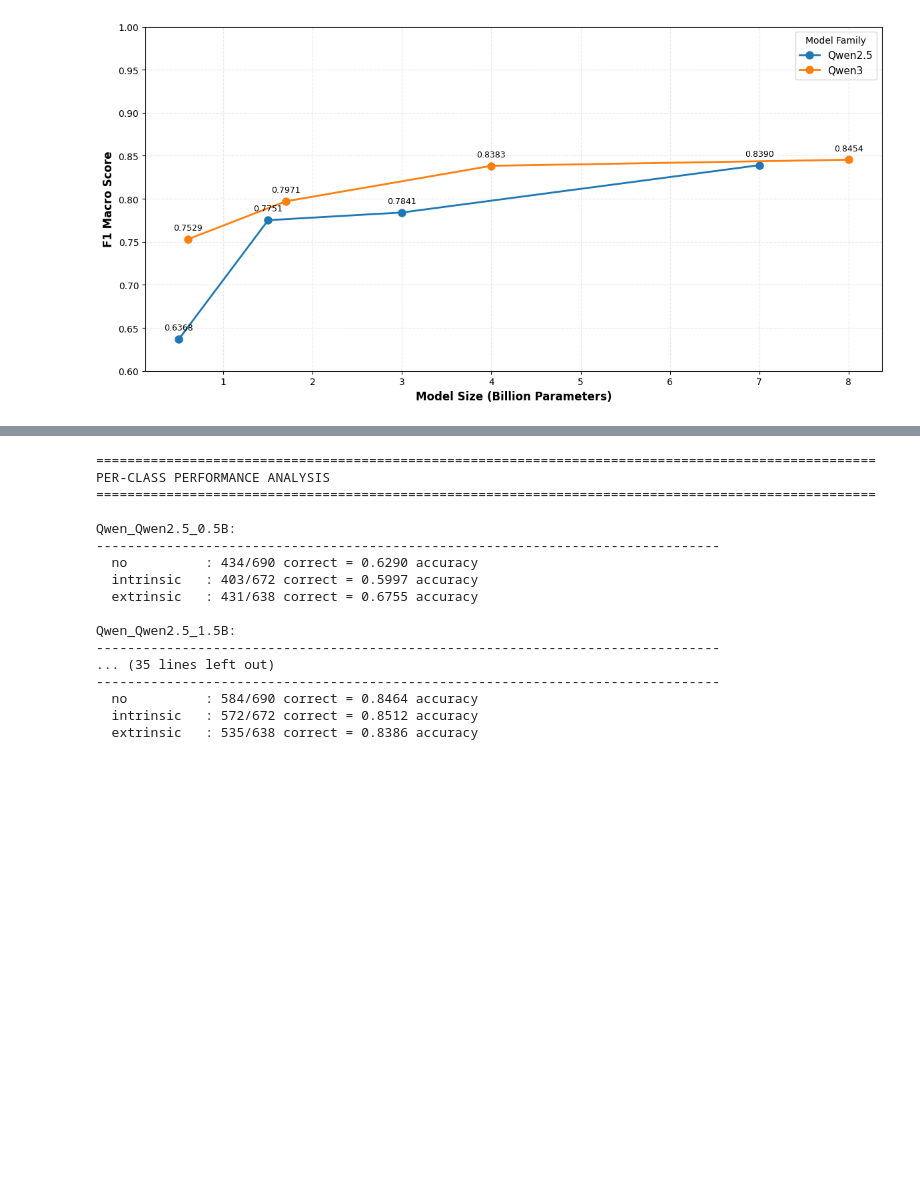
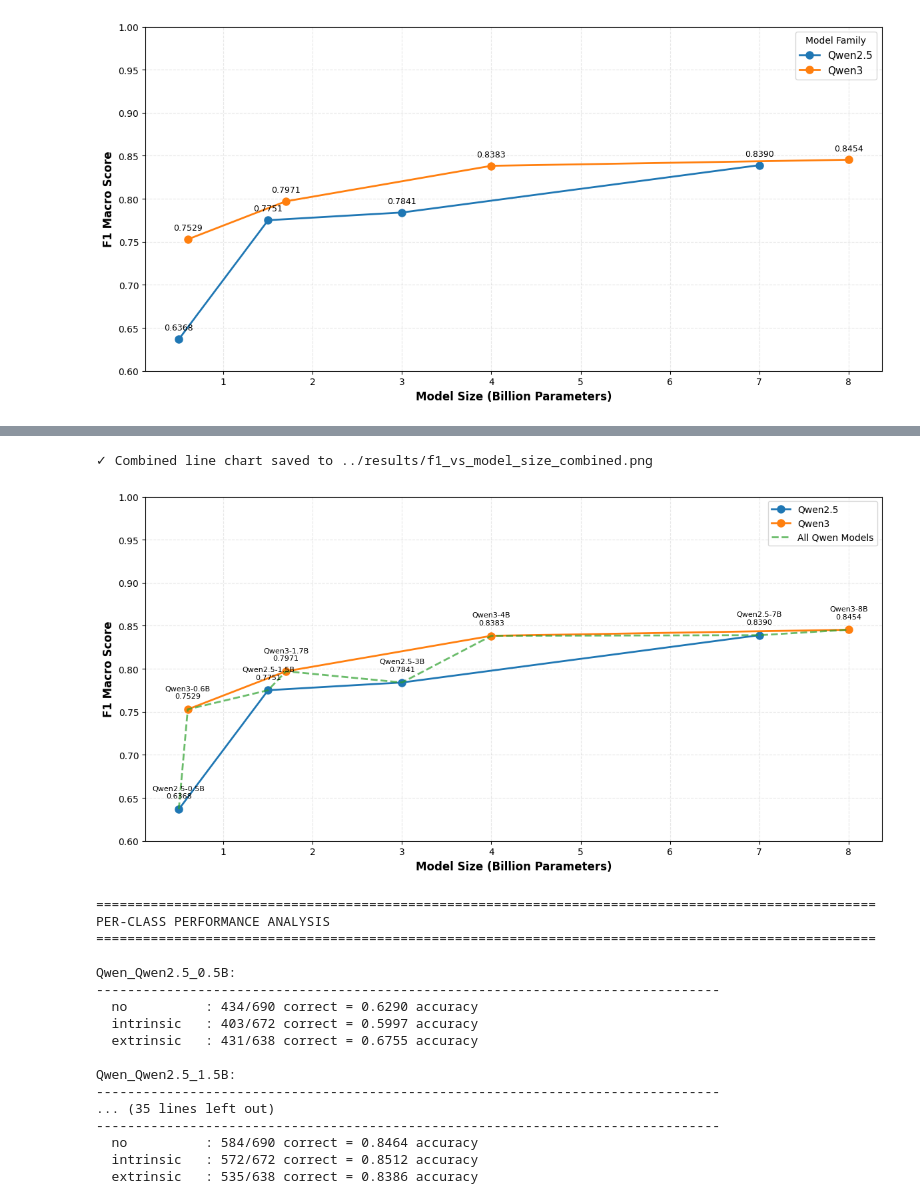
Before and after one commit to huynguyentuank22/Vihallu, a Jupyter notebook: notebooks/evaluate_models.ipynb, the cells around one changed output, grey strips where cells are left out. Saved outputs shown, nothing was run; the diff lists cells and outputs as text; code cells hidden in the pictures; blank space fills up the shorter version.

```diff
--- a/notebooks/evaluate_models.ipynb
+++ b/notebooks/evaluate_models.ipynb
@@ -295,3 +299,75 @@ plt.show()
+# %%
+# Combined chart: family lines + overall line
+import matplotlib.pyplot as plt
+
+# Rebuild line_df if the previous cell has not run yet
+if 'line_df' not in globals():
+    plot_df = results_df.copy()
+    for col in ['Accuracy', 'F1 Macro', 'F1 Weighted', 'Precision', 'Recall', 'AUC']:
+        plot_df[col] = plot_df[col].astype(float)
+
+    line_df = plot_df.copy()
+    line_df['Family'] = line_df['Model'].str.split('-').str[0]
+    line_df['Size'] = line_df['Model'].str.split('-').str[1]
+    line_df['Size_Numeric'] = line_df['Size'].str.replace('B', '').astype(float)
+    line_df = line_df.sort_values('Size_Numeric')
+
+fig, ax = plt.subplots(figsize=(12, 6))
+
+# Plot family lines
+family_colors = {
+    'Qwen2.5': '#1f77b4',
+    'Qwen3': '#ff7f0e'
+}
+
+for family in line_df['Family'].unique():
+    family_data = line_df[line_df['Family'] == family]
+    ax.plot(
+        family_data['Size_Numeric'],
+        family_data['F1 Macro'],
+        marker='o',
+        linewidth=2,
+        markersize=8,
+        label=family,
+        color=family_colors.get(family)
+    )
+
+# Plot overall line (no markers to reduce clutter)
+ax.plot(
+    line_df['Size_Numeric'],
+    line_df['F1 Macro'],
+    linestyle='--',
+    linewidth=2,
+    color='#2ca02c',
+    alpha=0.7,
+    label='All Qwen Models'
+)
+
+# Add model labels from the overall line
+for x, y, model in zip(line_df['Size_Numeric'], line_df['F1 Macro'], line_df['Model']):
+    ax.annotate(
+        f'{model}\n{y:.4f}',
+        (x, y),
+        textcoords='offset points',
+        xytext=(0, 12),
+        ha='center',
+        fontsize=8
+    )
+
+ax.set_xlabel('Model Size (Billion Parameters)', fontsize=12, fontweight='bold')
+ax.set_ylabel('F1 Macro Score', fontsize=12, fontweight='bold')
+ax.grid(True, alpha=0.3, linestyle='--')
+ax.set_ylim(bottom=0.6, top=1.0)
+ax.legend(fontsize=10)
+
+plt.tight_layout()
+plt.savefig('../results/f1_vs_model_size_combined.pdf', dpi=300, bbox_inches='tight')
+plt.savefig('../results/f1_vs_model_size_combined.png', dpi=300, bbox_inches='tight')
+print("\n✓ Combined line chart saved to ../results/f1_vs_model_size_combined.png")
+plt.show()
+# %% [output]
+✓ Combined line chart saved to ../results/f1_vs_model_size_combined.png
+[figure, added]
 # %%
 # Per-class performance analysis
 print("\n" + "="*100)
```
Also changed, not shown: parts of 1 cell of this notebook, 7 other files.
